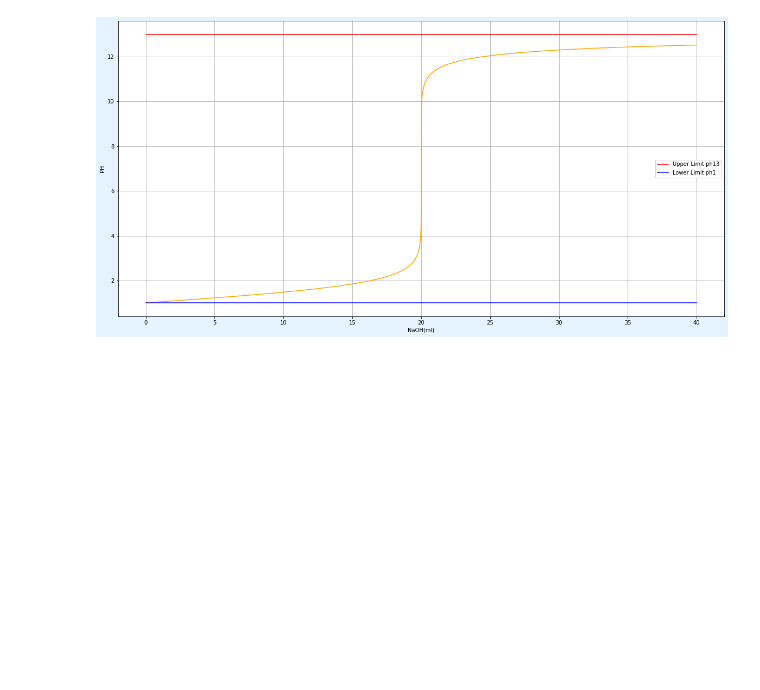
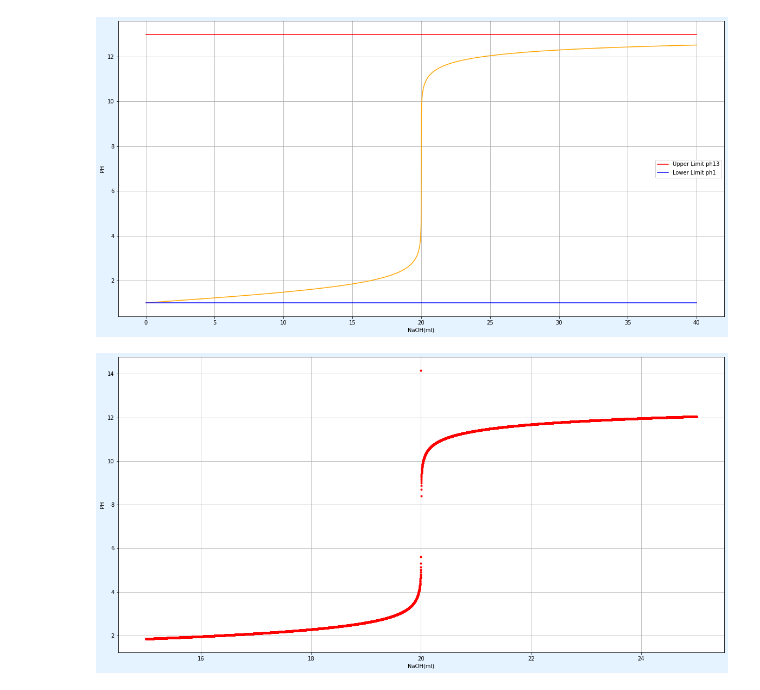
Before and after one commit to machippo/machippo, a Jupyter notebook: titration_curve.ipynb, the cells around one changed output. Cells and saved outputs as stored; diff of their text form; code cells hidden in the pictures; blank space fills up the shorter version.

```diff
--- a/titration_curve.ipynb
+++ b/titration_curve.ipynb
@@ -54,3 +53,14 @@ plt.ylabel('PH')
 plt.show()
 # %% [output]
 [figure]
+# %%
+result = np.array([(Vbase,mix(acid,base,Vacid=20,Vbase=Vbase)) for Vbase in np.arange(15,25+0.01,0.001)])
+
+plt.figure().patch.set_facecolor('#e5f2ff')
+plt.plot(result[:,0],result[:,1],'.',color='red')
+plt.grid(True)
+plt.xlabel(base['name']+'(ml)')
+plt.ylabel('PH')
+plt.show()
+# %% [output]
+[figure, added]
```
Also changed, not shown: parts of 3 cells of this notebook.
